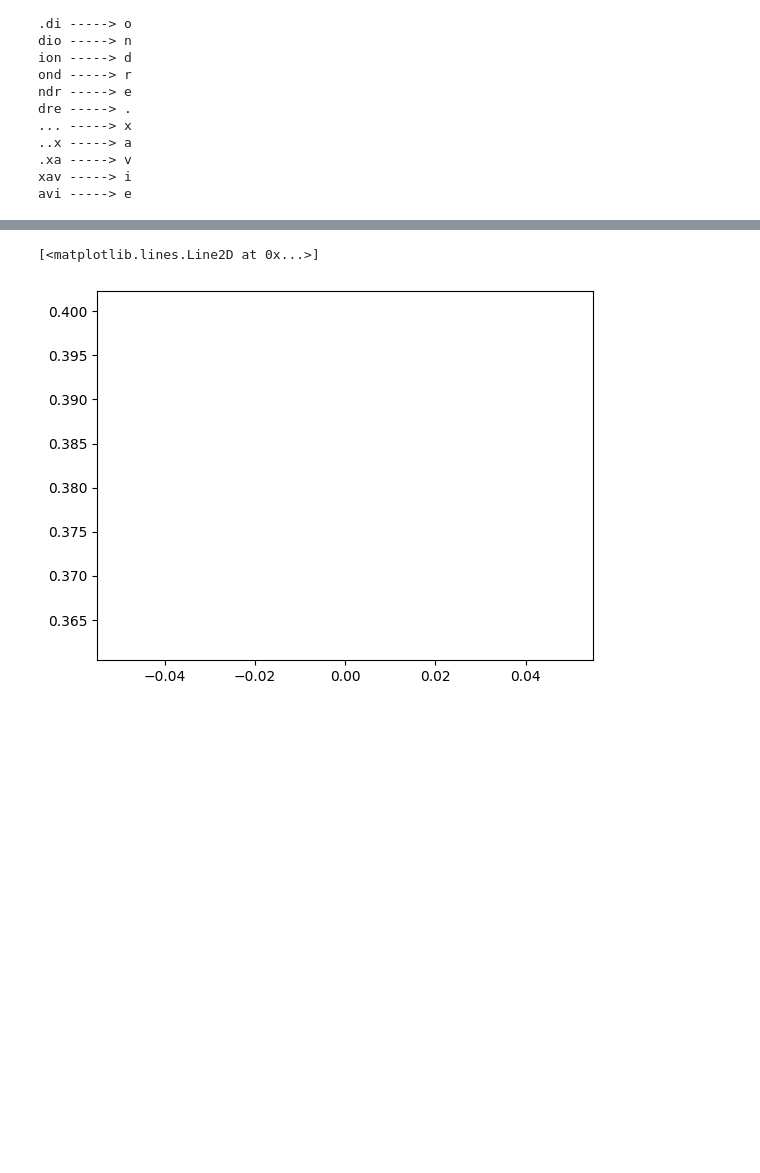
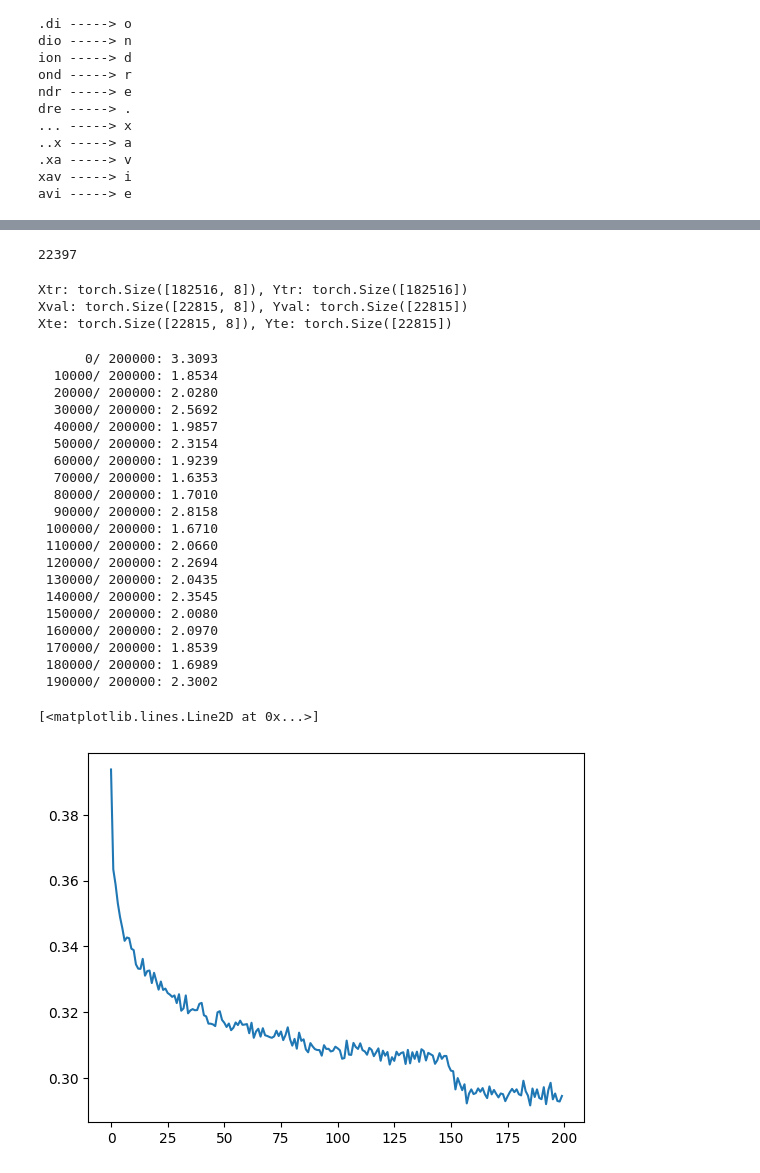
Before and after one commit to bartekstru/lite-language-model, a Jupyter notebook: wavenet.ipynb, the cells around one changed output, grey strips where cells are left out. Saved outputs shown, nothing was run; the diff lists cells and outputs as text; code cells hidden in the pictures; blank space fills up the shorter version.

Commit message:
WaveNet implementation (without convolutions), fixing batch norm

```diff
--- a/wavenet.ipynb
+++ b/wavenet.ipynb
@@ -254,0 +410,14 @@ lossi = train(model)
+# %%
+class FlattenConsecutive:
+    def __init__(self, n):
+        self.n = n
+
+    def __call__(self, x):
+        B, T, C = x.shape
+        self.out = x.view(B, T//self.n, C*self.n)
+        if self.out.shape[1] == 1:
+            self.out = self.out.squeeze(1)
+        return self.out
+
+    def parameters(self):
+        return []
@@ -255,5 +462,59 @@ lossi = train(model)
+# %%
+block_size = 8
+n_fused = 2
+n_emb = 10
+n_hidden = 68
+
+model = Sequential([
+    Embedding(vocab_size, n_emb),
+    FlattenConsecutive(n_fused), Linear(n_emb*n_fused, n_hidden, bias=False), BatchNorm1d(n_hidden), Tanh(),
+    FlattenConsecutive(n_fused), Linear(n_hidden*n_fused, n_hidden, bias=False), BatchNorm1d(n_hidden), Tanh(),
+    FlattenConsecutive(n_fused), Linear(n_hidden*n_fused, n_hidden, bias=False), BatchNorm1d(n_hidden), Tanh(),
+    Linear(n_hidden, vocab_size)
+])
+
+with torch.no_grad():
+    model.layers[-1].weight *= 0.1
+
+parameters = model.parameters()
+print(sum(p.nelement() for p in parameters))
+
+for p in parameters:
+    p.requires_grad = True
+# %% [output]
+22397
+# %%
+# a simple MLP with an 8 character context length
+block_size = 8
+datasets = build_dataset(words, context_len=block_size)
+Xtr, Ytr = datasets["train"]
+# %% [output]
+Xtr: torch.Size([182516, 8]), Ytr: torch.Size([182516])
+Xval: torch.Size([22815, 8]), Yval: torch.Size([22815])
+Xte: torch.Size([22815, 8]), Yte: torch.Size([22815])
 # %%
+lossi = train(model, Xtr, Ytr)
 plt.plot(torch.tensor(lossi).view(-1,1000).mean(1))
 # %% [output]
-[<matplotlib.lines.Line2D at 0x...>]
+      0/ 200000: 3.3093
+  10000/ 200000: 1.8534
+  20000/ 200000: 2.0280
+  30000/ 200000: 2.5692
+  40000/ 200000: 1.9857
+  50000/ 200000: 2.3154
+  60000/ 200000: 1.9239
+  70000/ 200000: 1.6353
+  80000/ 200000: 1.7010
+  90000/ 200000: 2.8158
+ 100000/ 200000: 1.6710
+ 110000/ 200000: 2.0660
+ 120000/ 200000: 2.2694
+ 130000/ 200000: 2.0435
+ 140000/ 200000: 2.3545
+ 150000/ 200000: 2.0080
+ 160000/ 200000: 2.0970
+ 170000/ 200000: 1.8539
+ 180000/ 200000: 1.6989
+ 190000/ 200000: 2.3002
+[<matplotlib.lines.Line2D at 0x...>]
-[figure, old version]
+[figure, new version]
```
Also changed, not shown: parts of 38 cells of this notebook, 1 other file.
